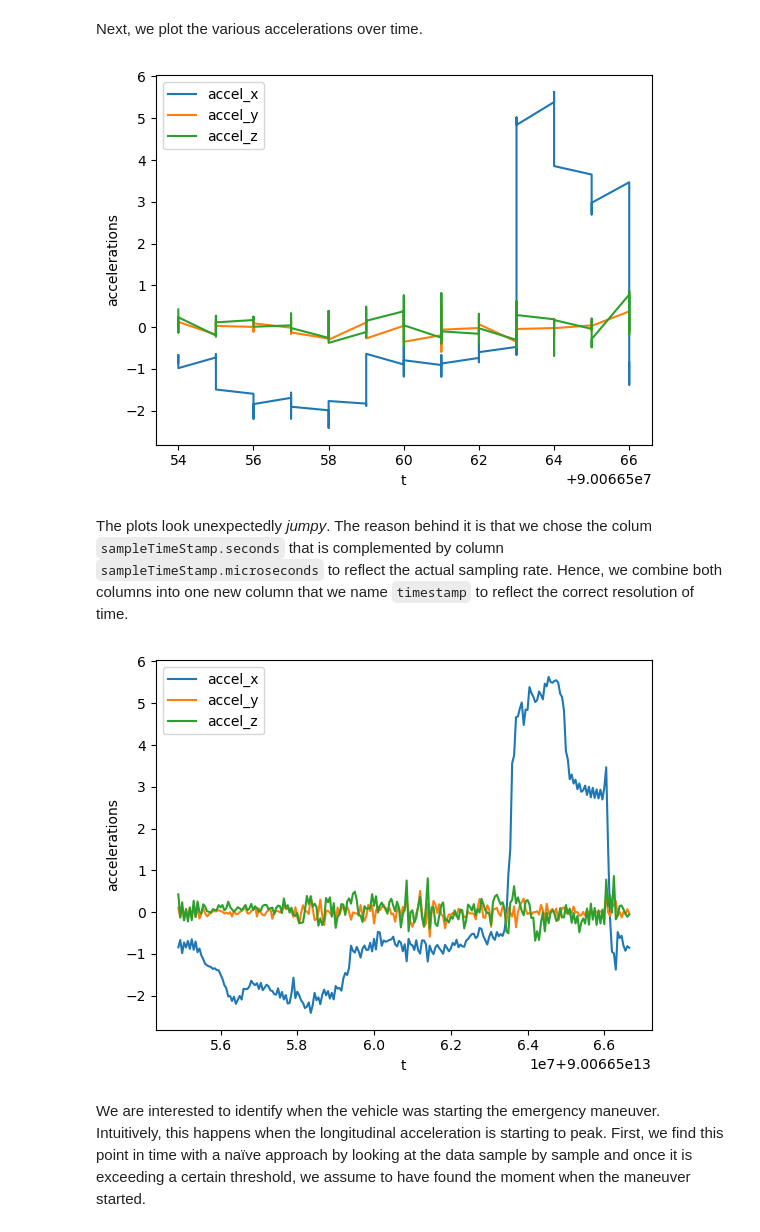
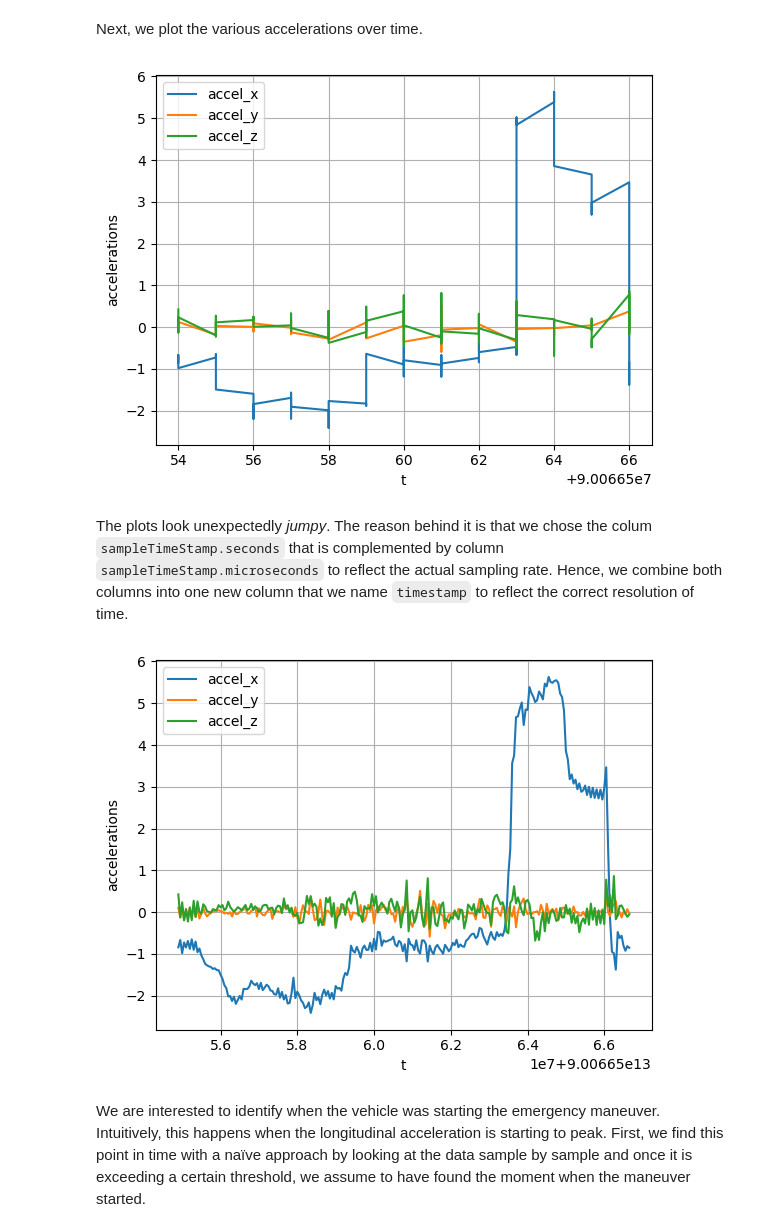
Before and after one commit to chrberger/sfc, a Jupyter notebook: IntroductionToAppliedEventDetection.ipynb, the cells around one changed output. Cells and saved outputs as stored; diff of their text form; code cells hidden in the pictures.

Commit message:
added grid
Signed-off-by: Christian Berger <christian.berger@gu.se>

```diff
--- a/IntroductionToAppliedEventDetection.ipynb
+++ b/IntroductionToAppliedEventDetection.ipynb
@@ -239,14 +239,15 @@ Next, we plot the various accelerations over time.
 # %%
 # Plot the accelerations.
 plt.xlabel('t')
 plt.ylabel('accelerations')
 plt.plot(df['sampleTimeStamp.seconds'], df['accel_x'], label="accel_x")
 plt.plot(df['sampleTimeStamp.seconds'], df['accel_y'], label="accel_y")
 plt.plot(df['sampleTimeStamp.seconds'], df['accel_z'], label="accel_z")
 plt.legend(loc="upper left")
+plt.grid(True)
 plt.show()
 # %% [output]
-[figure, old version]
+[figure, new version]
 # %% [markdown]
 The plots look unexpectedly _jumpy_. The reason behind it is that we chose the colum `sampleTimeStamp.seconds` that is complemented by column `sampleTimeStamp.microseconds` to reflect the actual sampling rate. Hence, we combine both columns into one new column that we name `timestamp` to reflect the correct resolution of time.
 # %%
@@ -258,9 +259,10 @@ plt.plot(df['timestamp'], df['accel_x'], label="accel_x")
 plt.plot(df['timestamp'], df['accel_y'], label="accel_y")
 plt.plot(df['timestamp'], df['accel_z'], label="accel_z")
 plt.legend(loc="upper left")
+plt.grid(True)
 plt.show()
 # %% [output]
-[figure, old version]
+[figure, new version]
 # %% [markdown]
 We are interested to identify when the vehicle was starting the emergency maneuver. Intuitively, this happens when the longitudinal acceleration is starting to peak. First, we find this point in time with a naïve approach by looking at the data sample by sample and once it is exceeding a certain threshold, we assume to have found the moment when the maneuver started.
 # %%
```
Also changed, not shown: parts of 3 cells of this notebook.
